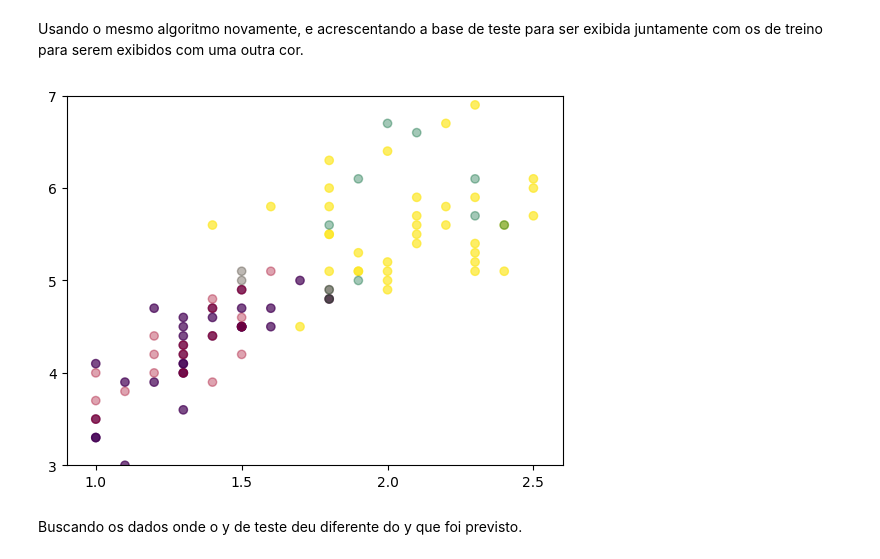
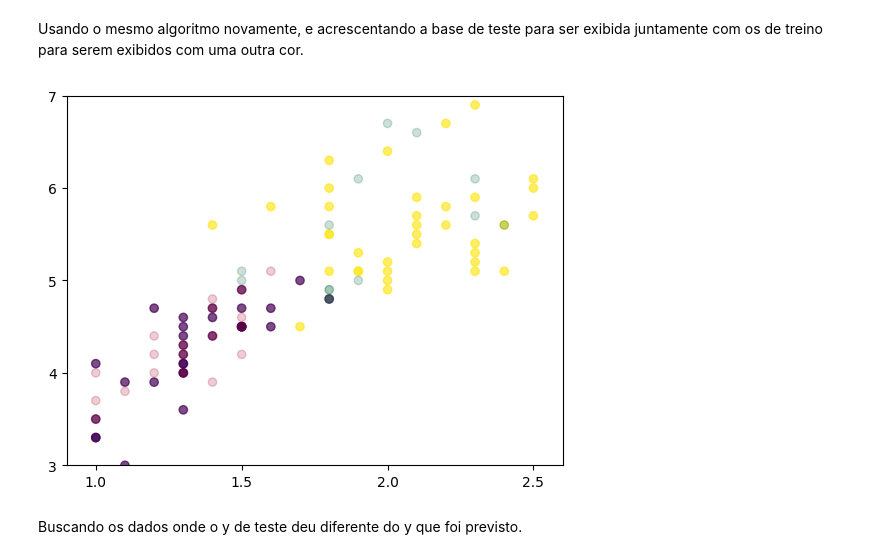
Before and after one commit to RodrigoMSCruz/UnitPE-ADS-InteligenciaArtificialEDataScience, a Jupyter notebook: 04-K-nn/K_nn.ipynb, the cells around one changed output. Cells and saved outputs as stored; diff of their text form; code cells hidden in the pictures.

```diff
--- a/04-K-nn/K_nn.ipynb
+++ b/04-K-nn/K_nn.ipynb
@@ -179,28 +183,24 @@ Usando o mesmo algoritmo novamente, e acrescentando a base de teste para ser exi
 # %%
 # Visualizando os dados de treino e de teste
 fig, ax = plt.subplots()
 
 ax.scatter(x=X_train['petal width (cm)'],
            y=X_train['petal length (cm)'],
            c=y_train, alpha=0.7,
            cmap='viridis')
 
-ax.scatter(x=X_test['petal width (cm)'],
-           y=X_test['petal length (cm)'],
-           c=y_pred, alpha=0.2,
-           cmap='RdYlGn')
 
 ax.scatter(x=X_test['petal width (cm)'],
            y=X_test['petal length (cm)'],
            c=y_test, alpha=0.2,
            cmap='RdYlGn')
 
 ax.set(xlim=(0.9, 2.6), xticks=[1, 1.5, 2, 2.5],
        ylim=(3,7), yticks=[3,4,5,6,7])
 
 plt.show()
 # %% [output]
-[figure, old version]
+[figure, new version]
 # %% [markdown]
 Buscando os dados onde o y de teste deu diferente do y que foi previsto.
 # %%
```
Also changed, not shown: parts of 2 cells of this notebook.
